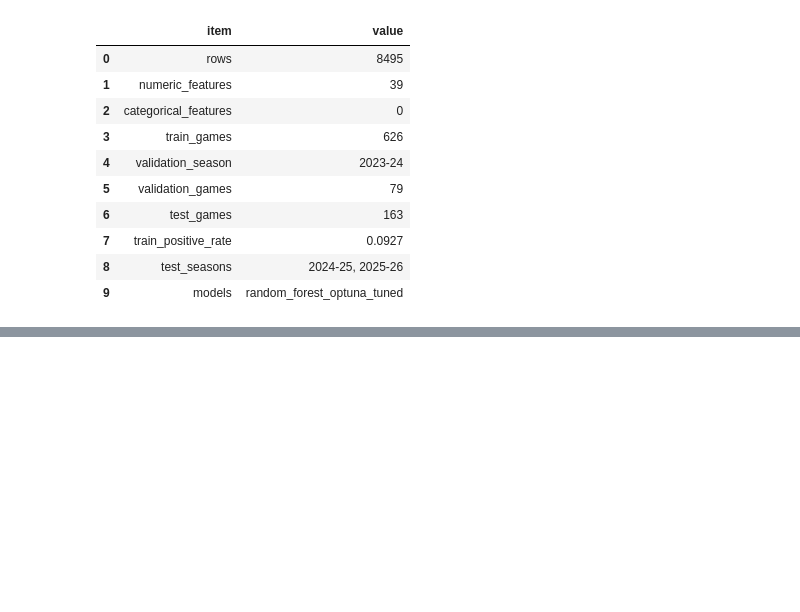
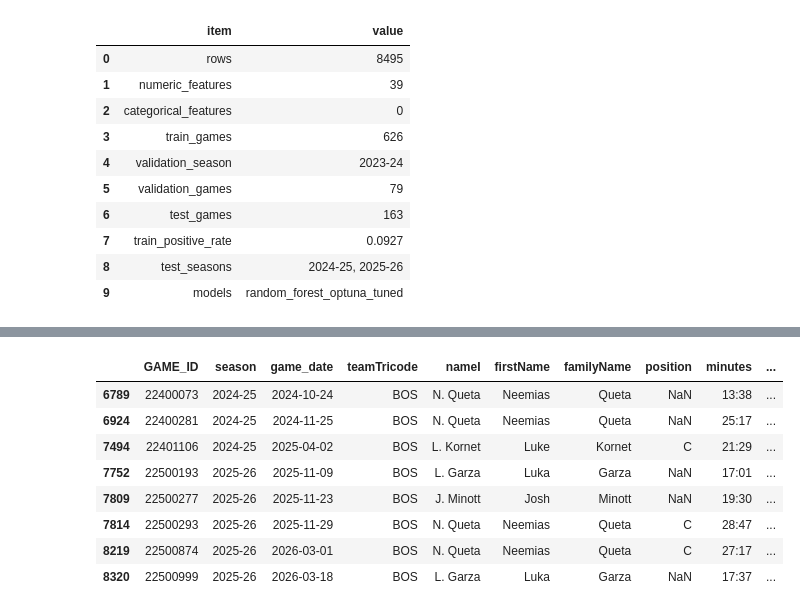
Before and after one commit to Tttaussig33/tommy-award-analysis, a Jupyter notebook: random_forest_classifier.ipynb, the cells around one changed output, grey strips where cells are left out. Saved outputs shown, nothing was run; the diff lists cells and outputs as text; code cells hidden in the pictures; blank space fills up the shorter version.

Commit message:
Find obscure winners that the model found

```diff
--- a/random_forest_classifier.ipynb
+++ b/random_forest_classifier.ipynb
@@ -460,0 +465,79 @@ plt.show()
+# %%
+# Model's top-1 pick per test game; keep only the eight games from the obscure-correct table.
+pred_winners = scored_df.loc[winner_idx].copy()
+
+# Fixed test-set gameIds (N. Queta, L. Garza, J. Minott, L. Kornet; bench-depth summary table).
+OBSCURE_TABLE_GAME_IDS = {
+    22400073,  # N. Queta, 9th in min, ~0.31
+    22400281,  # N. Queta, 6th, ~0.44
+    22401106,  # L. Kornet, 6th, ~0.32
+    22500193,  # L. Garza, 8th, ~0.38
+    22500999,  # L. Garza, 8th, ~0.38
+    22500277,  # J. Minott, 7th, ~0.48
+    22500293,  # N. Queta, 5th, ~0.61
+    22500874,  # N. Queta, 6th, ~0.71
+}
+missing_ids = OBSCURE_TABLE_GAME_IDS - set(pred_winners[game_id_col].astype(int))
+if missing_ids:
+    raise ValueError(
+        f"These gameIds are not in the current test `pred_winners` (re-run split/model?): {sorted(missing_ids)}"
+    )
+
+obscure = pred_winners[pred_winners[game_id_col].astype(int).isin(OBSCURE_TABLE_GAME_IDS)].copy()
+
+stat_cols = [
+    game_id_col,
+    "season",
+    "game_date",
+    "teamTricode",
+    "nameI",
+    "firstName",
+    "familyName",
+    "position",
+    "minutes",
+    "minutes_decimal",
+    "minutes_decimal_rank",
+    "points",
+    "points_rank",
+    "reboundsOffensive",
+    "reboundsDefensive",
+    "reboundsTotal",
+    "reboundsTotal_rank",
+    "assists",
+    "assists_rank",
+    "steals",
+    "steals_rank",
+    "blocks",
+    "blocks_rank",
+    "stocks",
+    "deflections",
+    "charges_drawn",
+    "turnovers",
+    "foulsPersonal",
+    "plusMinusPoints",
+    "plusMinusPoints_rank",
+    "hustle_proxy",
+    "hustle_proxy_rank",
+    "usage_rate",
+    "y",
+    "pred_prob",
+]
+stat_cols = [c for c in stat_cols if c in obscure.columns]
+
+# Sorted by season then game
+sort_keys = [c for c in ("season", game_id_col) if c in obscure.columns]
+obscure_st = obscure[stat_cols].sort_values(sort_keys, kind="mergesort")
+
+print(f"Unique games in this table: {obscure_st[game_id_col].nunique()}")
+print(f"Rows (model-predicted winner rows): {len(obscure_st)}")
+print()
+
+pd.set_option("display.max_columns", None)
+pd.set_option("display.width", 200)
+pd.set_option("display.max_colwidth", 40)
+display(obscure_st)
+
+# Plain list of game ids for copy-paste / filtering elsewhere
+print("\n gameId list (unique, sorted):")
+print(sorted(obscure_st[game_id_col].astype(int).unique().tolist()))
+# %% [output]
@@ -460,0 +546,9 @@ plt.show()
+|  | GAME_ID | season | game_date | teamTricode | nameI | firstName | familyName | position | minutes | ... |
+| 6789 | 22400073 | 2024-25 | 2024-10-24 | BOS | N. Queta | Neemias | Queta | NaN | 13:38 | ... |
+| 6924 | 22400281 | 2024-25 | 2024-11-25 | BOS | N. Queta | Neemias | Queta | NaN | 25:17 | ... |
+| 7494 | 22401106 | 2024-25 | 2025-04-02 | BOS | L. Kornet | Luke | Kornet | C | 21:29 | ... |
+| 7752 | 22500193 | 2025-26 | 2025-11-09 | BOS | L. Garza | Luka | Garza | NaN | 17:01 | ... |
+| 7809 | 22500277 | 2025-26 | 2025-11-23 | BOS | J. Minott | Josh | Minott | NaN | 19:30 | ... |
+| 7814 | 22500293 | 2025-26 | 2025-11-29 | BOS | N. Queta | Neemias | Queta | C | 28:47 | ... |
+| 8219 | 22500874 | 2025-26 | 2026-03-01 | BOS | N. Queta | Neemias | Queta | C | 27:17 | ... |
+| 8320 | 22500999 | 2025-26 | 2026-03-18 | BOS | L. Garza | Luka | Garza | NaN | 17:37 | ... |
```
Also changed, not shown: parts of 5 cells of this notebook.
